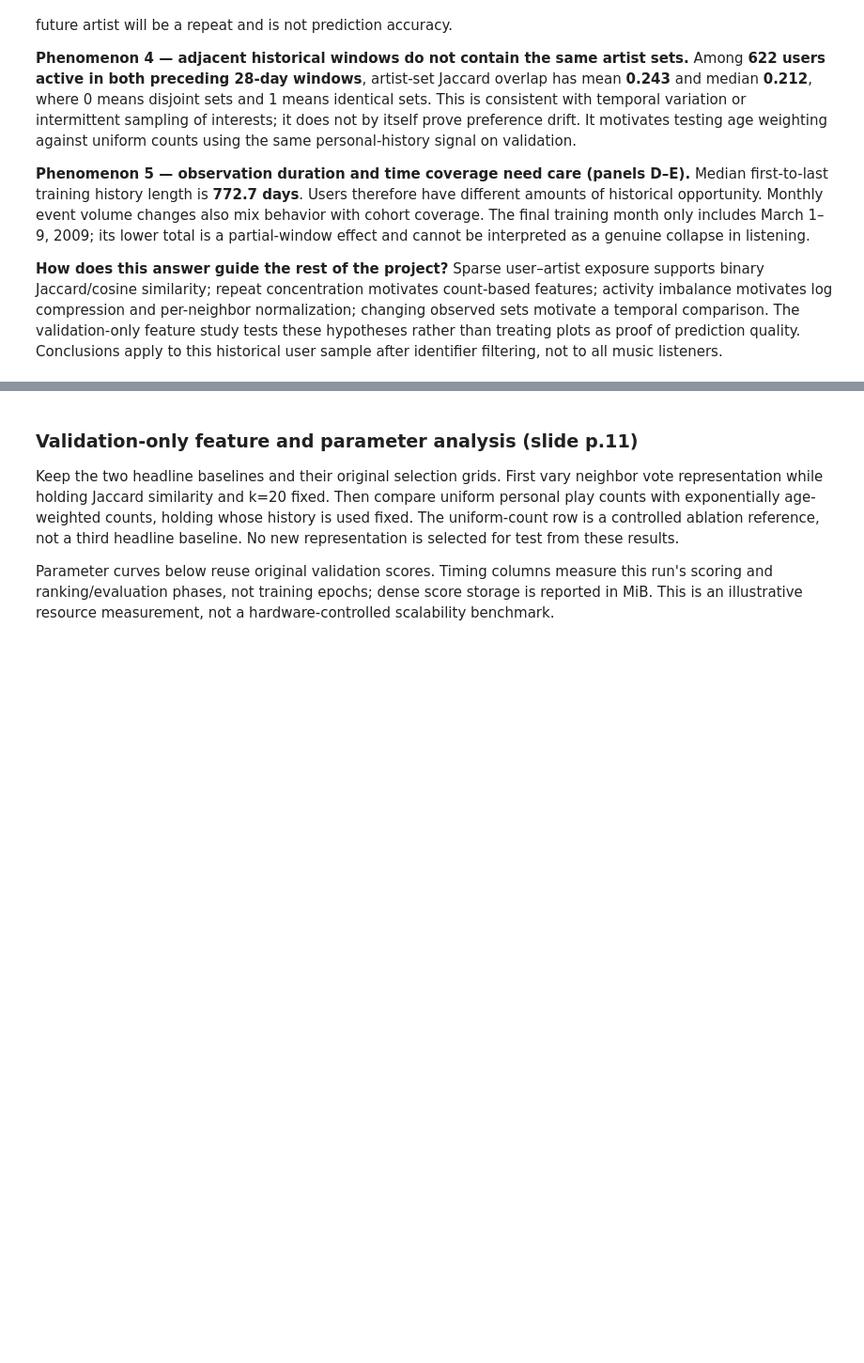
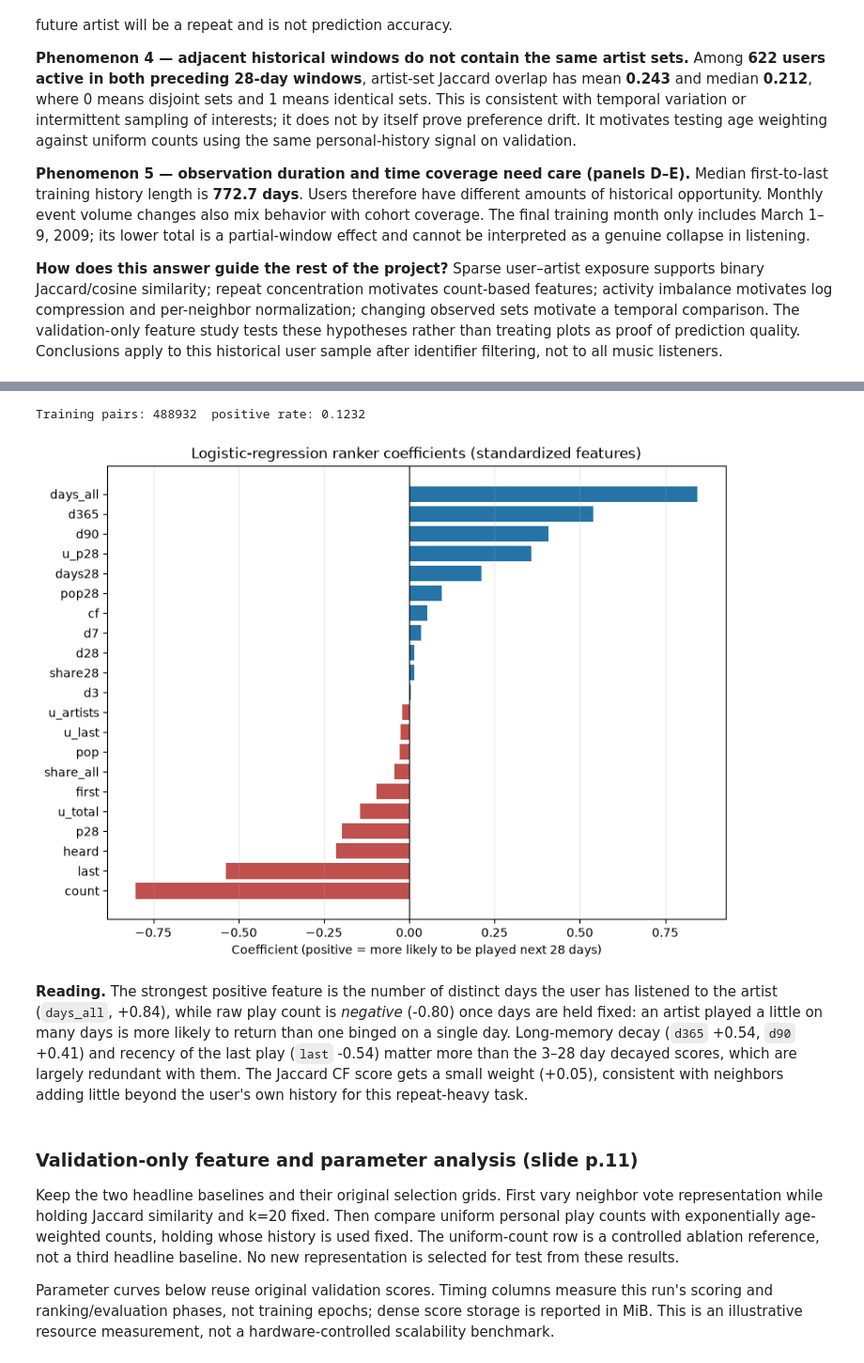
Before and after one commit to Eric123-tech/cse258r-assignment2, a Jupyter notebook: notebooks/assignment2.ipynb, the cells around one changed output, grey strips where cells are left out. Shown at 94% size. Cells and saved outputs as stored; diff of their text form; code cells hidden in the pictures; blank space fills up the shorter version.

```diff
--- a/notebooks/assignment2.ipynb
+++ b/notebooks/assignment2.ipynb
@@ -425,3 +525,25 @@ Frozen validation-selected model: Recency h=28d
+# %%
+ranker_spec=next(s for s in selected if s['kind']=='logistic')
+_,ranker,ranker_info=p.fit_ranker(ctx,ranker_spec['C'])
+print('Training pairs:',ranker_info['pairs'],' positive rate:',round(ranker_info['positive_rate'],4))
+coefficients=pd.Series(ranker.coef_[0],index=p.RANKER_FEATURES).sort_values()
+coefficients.rename('coefficient').to_csv(REPORTS/'ranker_coefficients.csv')
+fig,ax=plt.subplots(figsize=(8,6),layout='constrained')
+ax.barh(coefficients.index,coefficients,color=np.where(coefficients>0,'#2674a6','#c0504d'))
+ax.axvline(0,color='black',lw=.8);ax.grid(False);ax.grid(axis='x',alpha=.25)
+ax.set(title='Logistic-regression ranker coefficients (standardized features)',xlabel='Coefficient (positive = more likely to be played next 28 days)')
+fig.savefig(REPORTS/'ranker_coefficients.png',dpi=180);plt.show()
+coef=coefficients
+display(Markdown(f"**Reading.** The strongest positive feature is the number of distinct days the user has listened to the artist "
+    f"(`days_all`, {coef['days_all']:+.2f}), while raw play count is *negative* ({coef['count']:+.2f}) once days are held fixed: "
+    "an artist played a little on many days is more likely to return than one binged on a single day. "
+    f"Long-memory decay (`d365` {coef['d365']:+.2f}, `d90` {coef['d90']:+.2f}) and recency of the last play (`last` {coef['last']:+.2f}) matter more than "
+    f"the 3–28 day decayed scores, which are largely redundant with them. The Jaccard CF score gets a small weight ({coef['cf']:+.2f}), "
+    "consistent with neighbors adding little beyond the user's own history for this repeat-heavy task."))
+# %% [output]
+Training pairs: 488932  positive rate: 0.1232
+[figure, added]
+**Reading.** The strongest positive feature is the number of distinct days the user has listened to the artist (`days_all`, +0.84), while raw play count is *negative* (-0.80) once days are held fixed: an artist played a little on many days is more likely to return than one binged on a single day. Long-memory decay (`d365` +0.54, `d90` +0.41) and recency of the last play (`last` -0.54) matter more than the 3–28 day decayed scores, which are largely redundant with them. The Jaccard CF score gets a small weight (+0.05), consistent with neighbors adding little beyond the user's own history for this repeat-heavy task.
 # %% [markdown]
 ### Validation-only feature and parameter analysis (slide p.11)
 Keep the two headline baselines and their original selection grids. First vary neighbor vote representation while holding Jaccard similarity and k=20 fixed. Then compare uniform personal play counts with exponentially age-weighted counts, holding whose history is used fixed. The uniform-count row is a controlled ablation reference, not a third headline baseline. No new representation is selected for test from these results.
```
Also changed, not shown: parts of 17 cells of this notebook, 19 other files.
